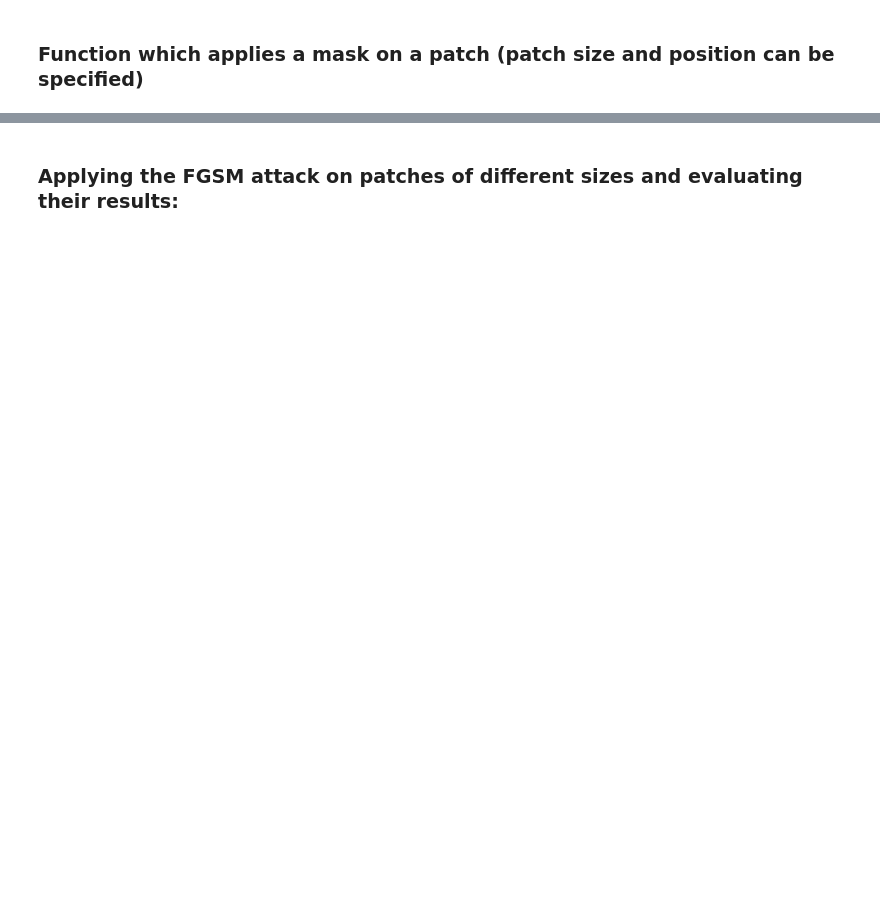
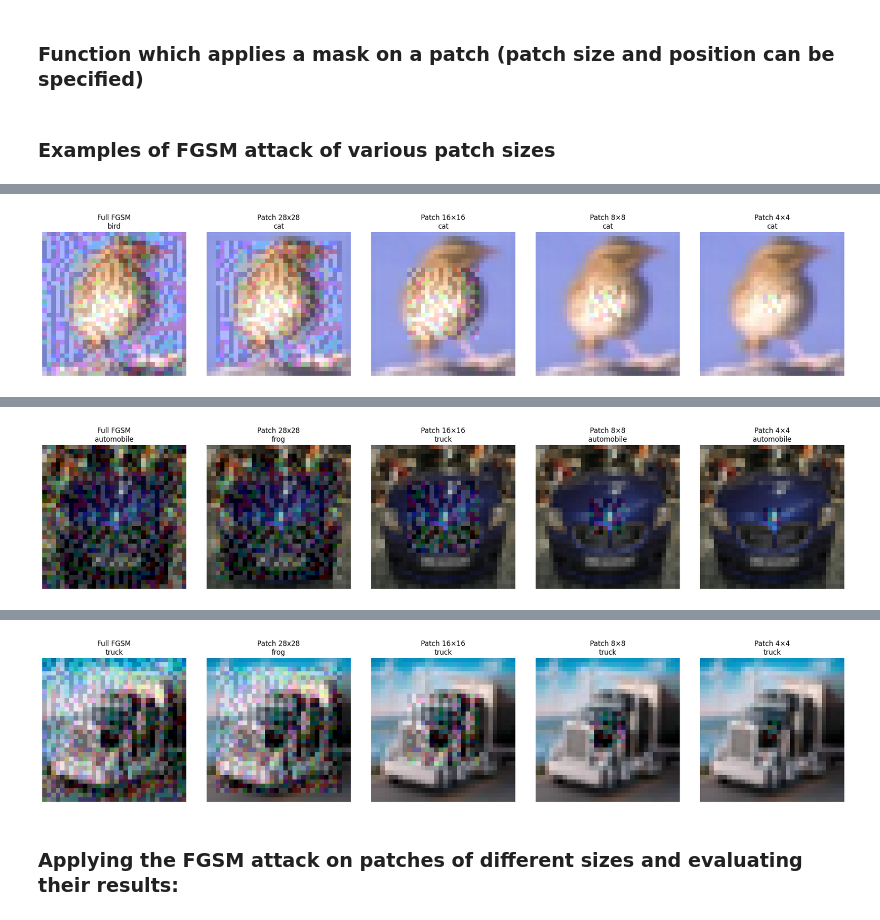
Before and after one commit to puglia-ryan/adversarial_attack, a Jupyter notebook: src/cifar-10-attack.ipynb, the cells around one changed output, grey strips where cells are left out. Cells and saved outputs as stored; diff of their text form; code cells hidden in the pictures; blank space fills up the shorter version.

```diff
--- a/src/cifar-10-attack.ipynb
+++ b/src/cifar-10-attack.ipynb
@@ -219,3 +226,48 @@ def create_patch_mask(image_shape, patch_size, patch_position=None):
         y_start, x_start = patch_position
     mask[:, y_start:y_start+patch_size, x_start:x_start+patch_size, :] = 1.0
     return np.repeat(mask, image_shape[2], axis=-1)
+# %% [markdown]
+### Examples of FGSM attack of various patch sizes
+# %%
+# a few samples
+num_display = 3
+idxs = random.sample(range(len(x_test)), num_display)
+
+# the patch sizes
+viz_sizes = [None, 28, 16, 8, 4]
+
+for i, idx in enumerate(idxs):
+    img = x_test[idx:idx+1]
+    lbl = y_test[idx:idx+1]
+    true_lbl = np.argmax(lbl)
+
+    # generate all adversarial variants
+    adv_variants = []
+    for ps in viz_sizes:
+        mask = create_patch_mask(img.shape[1:], ps) if ps is not None else None
+        adv = fgsm_attack(model, img, lbl, eps=0.1, mask=mask)
+        adv_variants.append(adv[0])
+
+    # image predictions
+    titles = []
+    clean_pred = np.argmax(model.predict(img), axis=1)[0]
+    titles.append(f"Full FGSM\n{class_names[true_lbl]}")
+
+    for ps, adv_img in zip(viz_sizes[1:], adv_variants[1:]):
+        p = np.argmax(model.predict(adv_img[None,...]), axis=1)[0]
+        size_label = f"{ps}×{ps}"
+        titles.append(f"Patch {size_label}\n{class_names[p]}")
+
+    # full‐image attack title
+    full_pred = np.argmax(model.predict(adv_variants[0][None,...]), axis=1)[0]
+    titles[1] = f"Patch 28x28\n{class_names[full_pred]}"
+
+   # plotting the images in a row
+    fig, axes = plt.subplots(1, len(viz_sizes), figsize=(4*len(viz_sizes), 4))
+    for ax, im, title in zip(axes, adv_variants, titles):
+        ax.imshow(im)
+        ax.set_title(title)
+        ax.axis('off')
+    plt.tight_layout()
+    plt.show()
+# %% [output]
@@ -221,0 +280 @@ def create_patch_mask(image_shape, patch_size, patch_position=None):
+[figure, added]
@@ -221,0 +287 @@ def create_patch_mask(image_shape, patch_size, patch_position=None):
+[figure, added]
@@ -222,3 +294,4 @@ def create_patch_mask(image_shape, patch_size, patch_position=None):
+[figure, added]
 # %% [markdown]
 ### Applying the FGSM attack on patches of different sizes and evaluating their results:
 # %%
```
Also changed, not shown: parts of 20 cells of this notebook.
